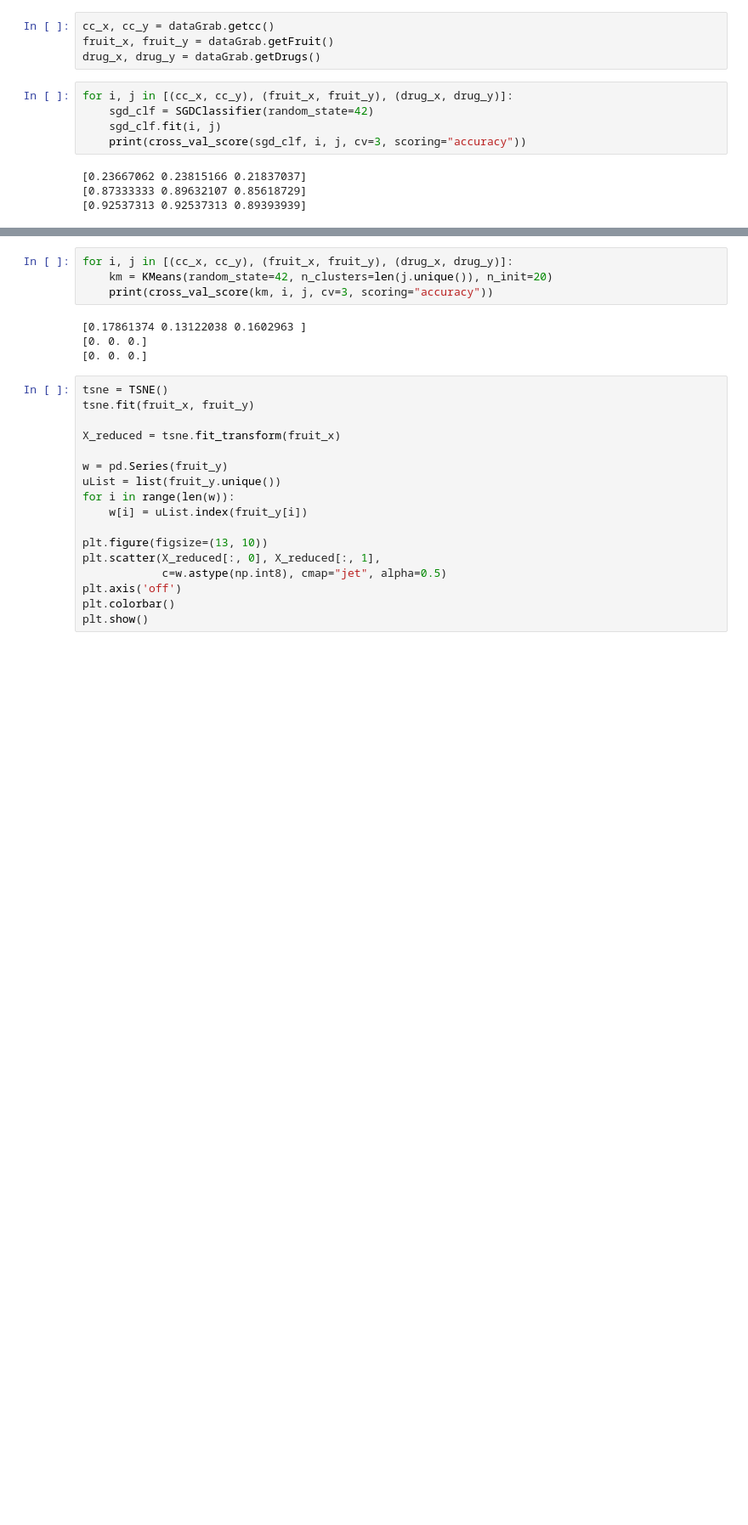
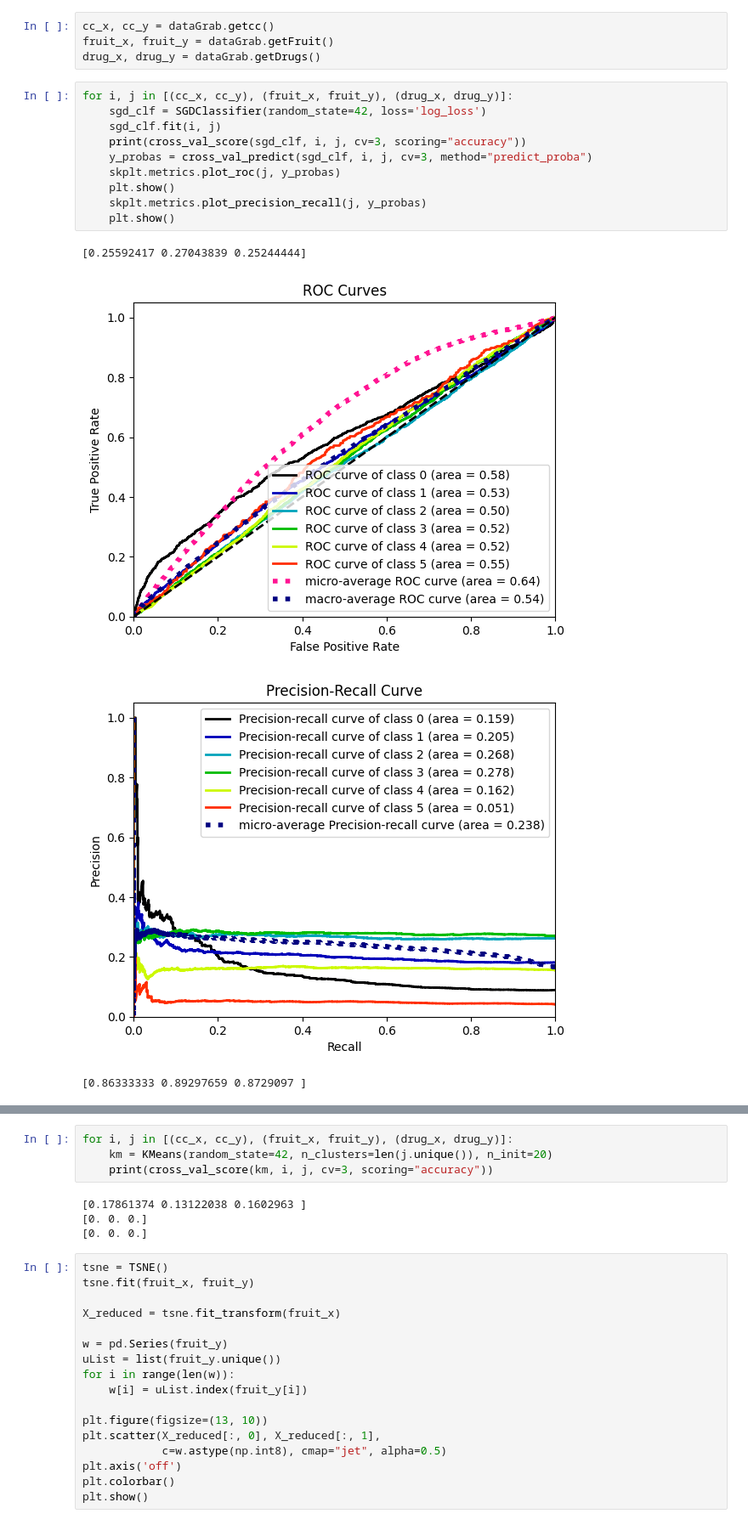
Before and after one commit to Philiprex/480Project, a Jupyter notebook: project.ipynb, the cells around one changed output, grey strips where cells are left out. Shown at 85% size. Drawn from its saved outputs; the diff is of its cells as text; blank space fills up the shorter version.

Commit message:
added roc and precision/recall curves

```diff
--- a/project.ipynb
+++ b/project.ipynb
@@ -14,10 +15,16 @@ fruit_x, fruit_y = dataGrab.getFruit()
 drug_x, drug_y = dataGrab.getDrugs()
 # %%
 for i, j in [(cc_x, cc_y), (fruit_x, fruit_y), (drug_x, drug_y)]:
-    sgd_clf = SGDClassifier(random_state=42)
+    sgd_clf = SGDClassifier(random_state=42, loss='log_loss')
     sgd_clf.fit(i, j)
     print(cross_val_score(sgd_clf, i, j, cv=3, scoring="accuracy"))
+    y_probas = cross_val_predict(sgd_clf, i, j, cv=3, method="predict_proba")
+    skplt.metrics.plot_roc(j, y_probas)
+    plt.show()
+    skplt.metrics.plot_precision_recall(j, y_probas)
+    plt.show()
 # %% [output]
-[0.23667062 0.23815166 0.21837037]
-[0.87333333 0.89632107 0.85618729]
-[0.92537313 0.92537313 0.89393939]
+[0.25592417 0.27043839 0.25244444]
+[figure, added]
+[figure, added]
+[0.86333333 0.89297659 0.8729097 ]
```
Also changed, not shown: parts of 5 cells of this notebook.
